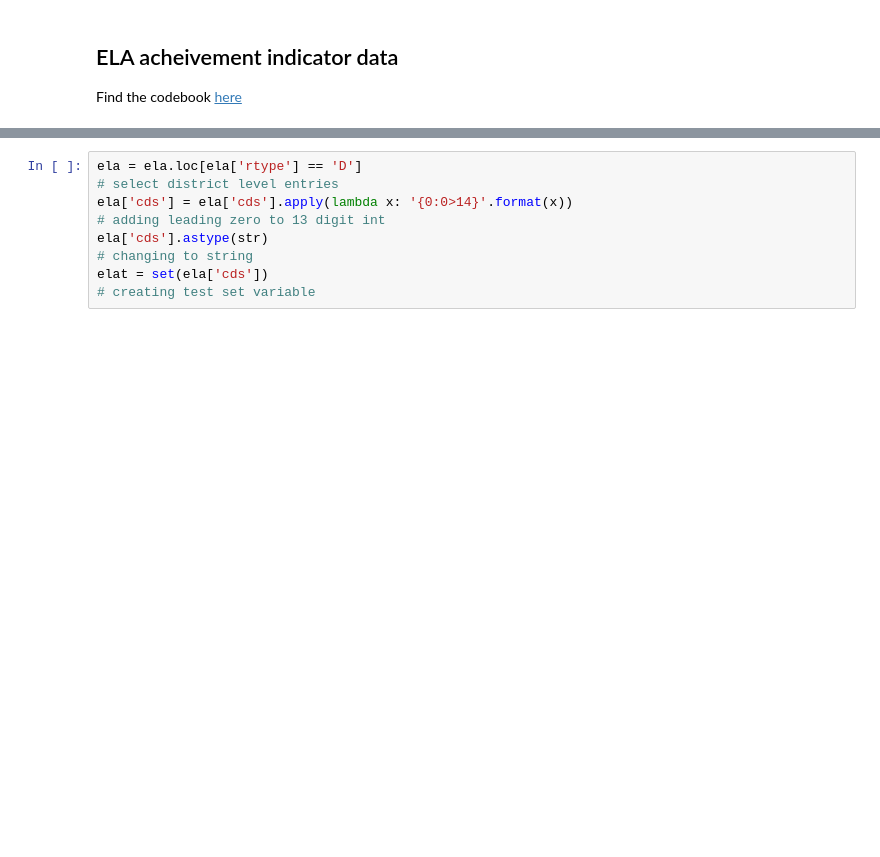
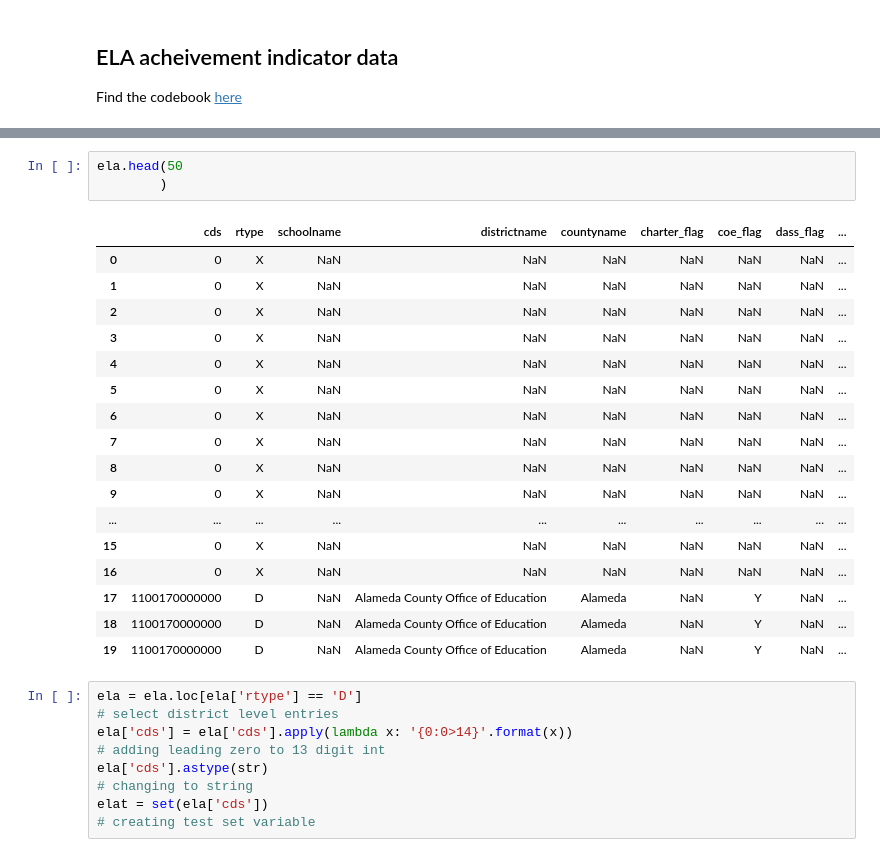
Before and after one commit to fiendskrah/finalcapstone, a Jupyter notebook: project.ipynb, the cells around one changed output, grey strips where cells are left out. Saved outputs shown, nothing was run; the diff lists cells and outputs as text; blank space fills up the shorter version.

```diff
--- a/project.ipynb
+++ b/project.ipynb
@@ -111,5 +123,26 @@ ela.shape
 # %% [output]
 (148838, 32)
+# %%
+ela.head(50
+        )
+# %% [output]
+|  | cds | rtype | schoolname | districtname | countyname | charter_flag | coe_flag | dass_flag | ... |
+| 0 | 0 | X | NaN | NaN | NaN | NaN | NaN | NaN | ... |
+| 1 | 0 | X | NaN | NaN | NaN | NaN | NaN | NaN | ... |
+| 2 | 0 | X | NaN | NaN | NaN | NaN | NaN | NaN | ... |
+| 3 | 0 | X | NaN | NaN | NaN | NaN | NaN | NaN | ... |
+| 4 | 0 | X | NaN | NaN | NaN | NaN | NaN | NaN | ... |
+| 5 | 0 | X | NaN | NaN | NaN | NaN | NaN | NaN | ... |
+| 6 | 0 | X | NaN | NaN | NaN | NaN | NaN | NaN | ... |
+| 7 | 0 | X | NaN | NaN | NaN | NaN | NaN | NaN | ... |
+| 8 | 0 | X | NaN | NaN | NaN | NaN | NaN | NaN | ... |
+| 9 | 0 | X | NaN | NaN | NaN | NaN | NaN | NaN | ... |
+| ... | ... | ... | ... | ... | ... | ... | ... | ... | ... |
+| 15 | 0 | X | NaN | NaN | NaN | NaN | NaN | NaN | ... |
+| 16 | 0 | X | NaN | NaN | NaN | NaN | NaN | NaN | ... |
+| 17 | 1100170000000 | D | NaN | Alameda County Office of Education | Alameda | NaN | Y | NaN | ... |
+| 18 | 1100170000000 | D | NaN | Alameda County Office of Education | Alameda | NaN | Y | NaN | ... |
+| 19 | 1100170000000 | D | NaN | Alameda County Office of Education | Alameda | NaN | Y | NaN | ... |
 # %%
 ela = ela.loc[ela['rtype'] == 'D']
 # select district level entries
```
Also changed, not shown: parts of 14 cells of this notebook, 1 other file.
